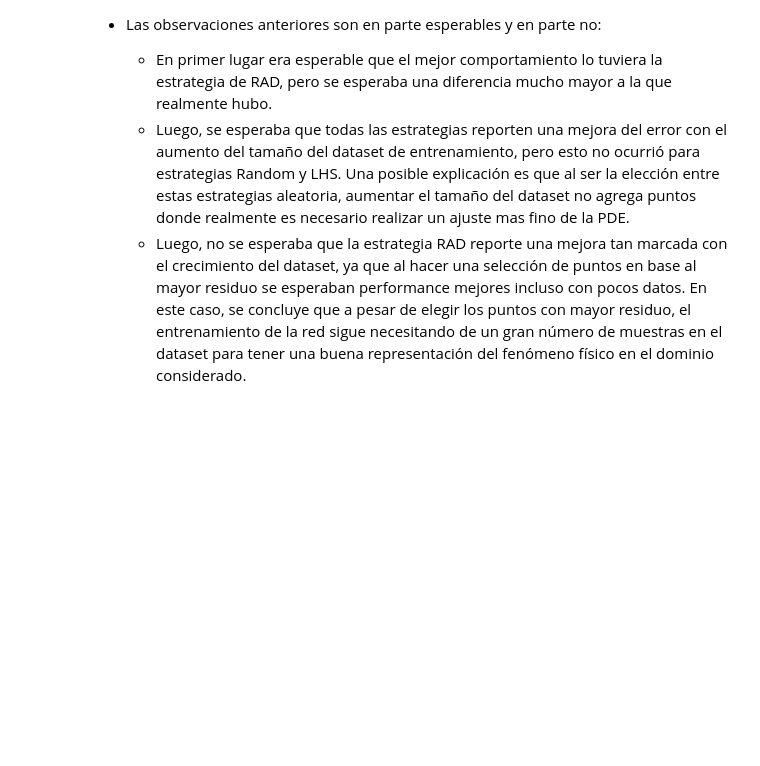
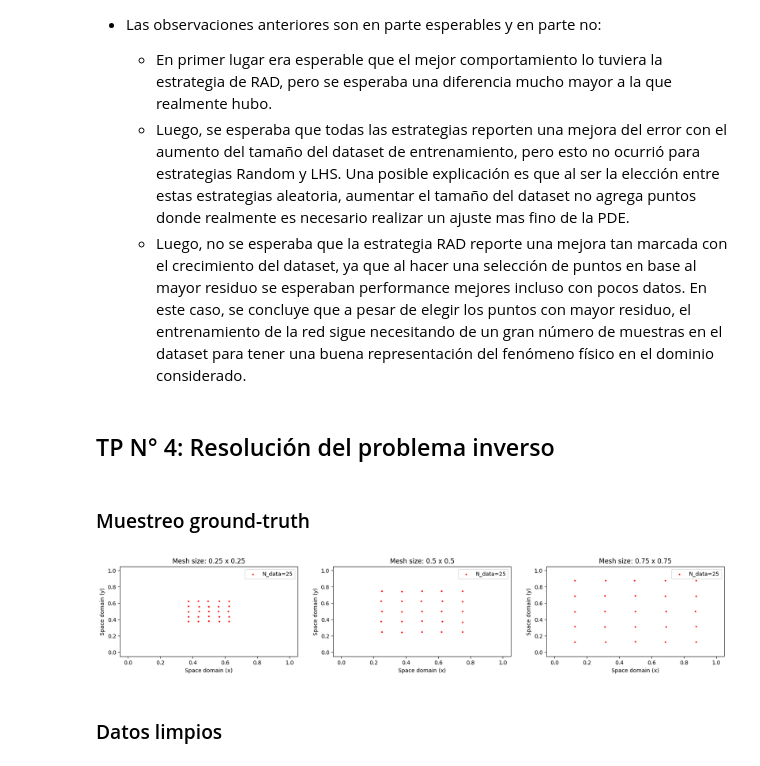
Before and after one commit to maxit1992/MIA_RNIF, a Jupyter notebook: TP_RNIF.ipynb, the cells around one changed output. Drawn from its saved outputs; the diff is of its cells as text; code cells hidden in the pictures; blank space fills up the shorter version.

```diff
--- a/TP_RNIF.ipynb
+++ b/TP_RNIF.ipynb
@@ -936,3 +936,7 @@ plt.show()
     - En primer lugar era esperable que el mejor comportamiento lo tuviera la estrategia de RAD, pero se esperaba una diferencia mucho mayor a la que realmente hubo.
     - Luego, se esperaba que todas las estrategias reporten una mejora del error con el aumento del tamaño del dataset de entrenamiento, pero esto no ocurrió para estrategias Random y LHS. Una posible explicación es que al ser la elección entre estas estrategias aleatoria, aumentar el tamaño del dataset no agrega puntos donde realmente es necesario realizar un ajuste mas fino de la PDE.
     - Luego, no se esperaba que la estrategia RAD reporte una mejora tan marcada con el crecimiento del dataset, ya que al hacer una selección de puntos en base al mayor residuo se esperaban performance mejores incluso con pocos datos. En este caso, se concluye que a pesar de elegir los puntos con mayor residuo, el entrenamiento de la red sigue necesitando de un gran número de muestras en el dataset para tener una buena representación del fenómeno físico en el dominio considerado.
+# %% [markdown]
+## TP N° 4: Resolución del problema inverso
+# %% [markdown]
+### Muestreo ground-truth
@@ -938,0 +955,43 @@ plt.show()
+# %%
+def get_ds_data_mesh(pressure_ds, velocity_ds, mesh_size, n):
+    x_bounds = [0.5 - mesh_size/2, 0.5 + mesh_size/2]
+    y_bounds = [0.5 - mesh_size/2, 0.5 + mesh_size/2]
+    x = np.linspace(x_bounds[0], x_bounds[1], n)
+    y = np.linspace(y_bounds[0], y_bounds[1], n)
+    xy = np.array([[x_i,y_i] for x_i in x for y_i in y])
+
+    # Not all points are aligned. If a point is missing, we will find the nearest neightbor.
+    xy_ds = np.concat([pressure_raw_data['x'][0][:,np.newaxis], pressure_raw_data['y'][0][:,np.newaxis]], axis = 1)
+    nbrs = NearestNeighbors(n_neighbors=1, algorithm='ball_tree').fit(xy_ds)
+
+    labels = []
+    for idx in range(len(xy)):
+        data_idx = np.argwhere(np.logical_and(pressure_ds['x'][0] == xy[idx,0], pressure_ds['y'][0] == xy[idx,1]))
+        if len(data_idx) == 0:
+            # Use nearest instead
+            _, data_idx = nbrs.kneighbors(xy[idx:idx+1,:])
+            data_idx = data_idx[0][0]
+            xy[idx, 0] = pressure_ds['x'][0][data_idx]
+            xy[idx, 1] = pressure_ds['y'][0][data_idx]
+        else:
+            data_idx = data_idx[0][0]
+        assert pressure_ds['x'][0][data_idx] == velocity_ds['x'][0][data_idx]
+        assert pressure_ds['y'][0][data_idx] == velocity_ds['y'][0][data_idx]
+        labels.append([velocity_ds['u'][0][data_idx], velocity_ds['v'][0][data_idx], pressure_ds['p'][0][data_idx]])
+    return xy, np.array(labels)
+# %%
+fig, ax = plt.subplots(1, len(mesh_size_list), figsize=(20, 3))
+for i, mesh_size in enumerate(mesh_size_list):
+    xy_data_mesh, labels_data_mesh = get_ds_data_mesh(pressure_raw_data, velocity_raw_data, mesh_size, 5)
+    ax[i].scatter(xy_data_mesh[:,0], xy_data_mesh[:,1], s=4, c='r', label=f'N_data={len(xy_data_mesh)}')
+    ax[i].set_xlim([-0.05, 1.05])
+    ax[i].set_ylim([-0.05, 1.05])
+    ax[i].set_xlabel('Space domain (x)')
+    ax[i].set_ylabel('Space domain (y)')
+    ax[i].set_title(f"Mesh size: {mesh_size} x {mesh_size}")
+    ax[i].legend()
+plt.show()
+# %% [output]
+[figure, added]
+# %% [markdown]
+### Datos limpios
```
Also changed, not shown: parts of 10 cells of this notebook.
